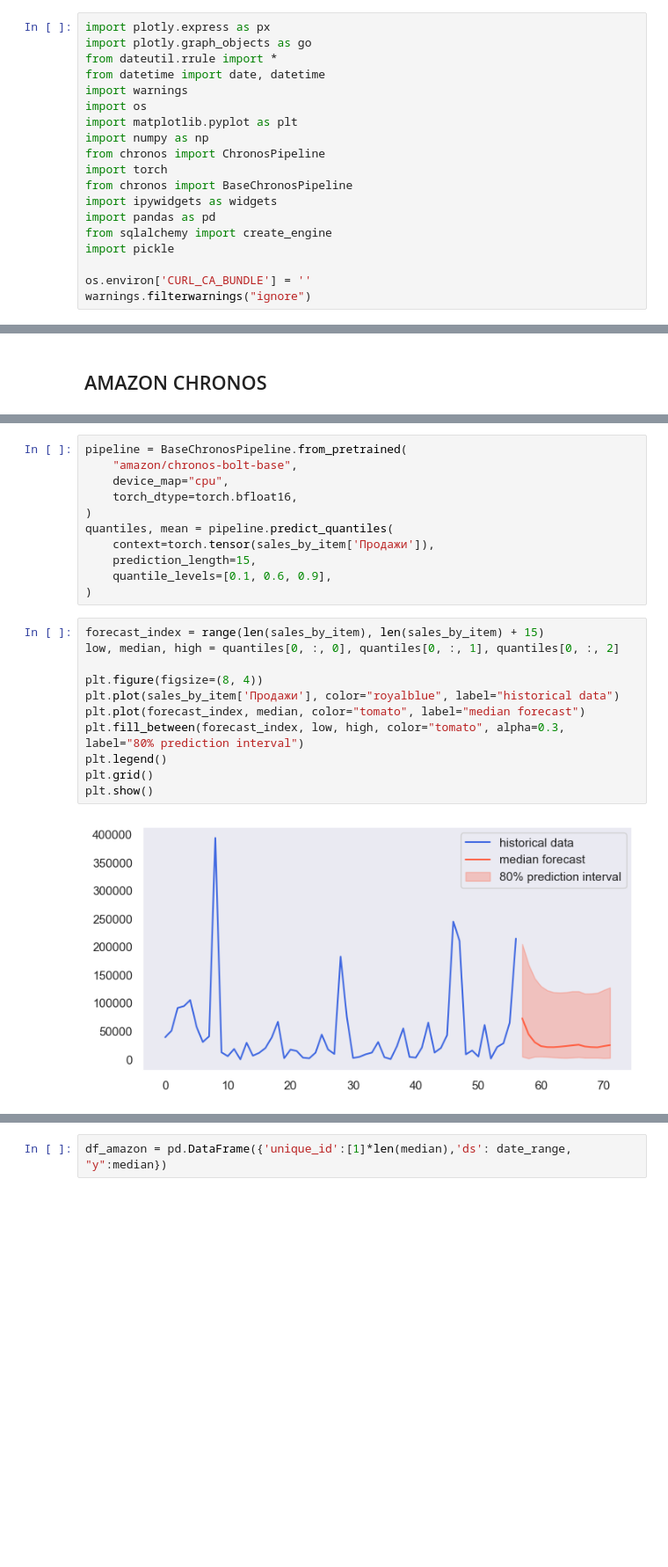
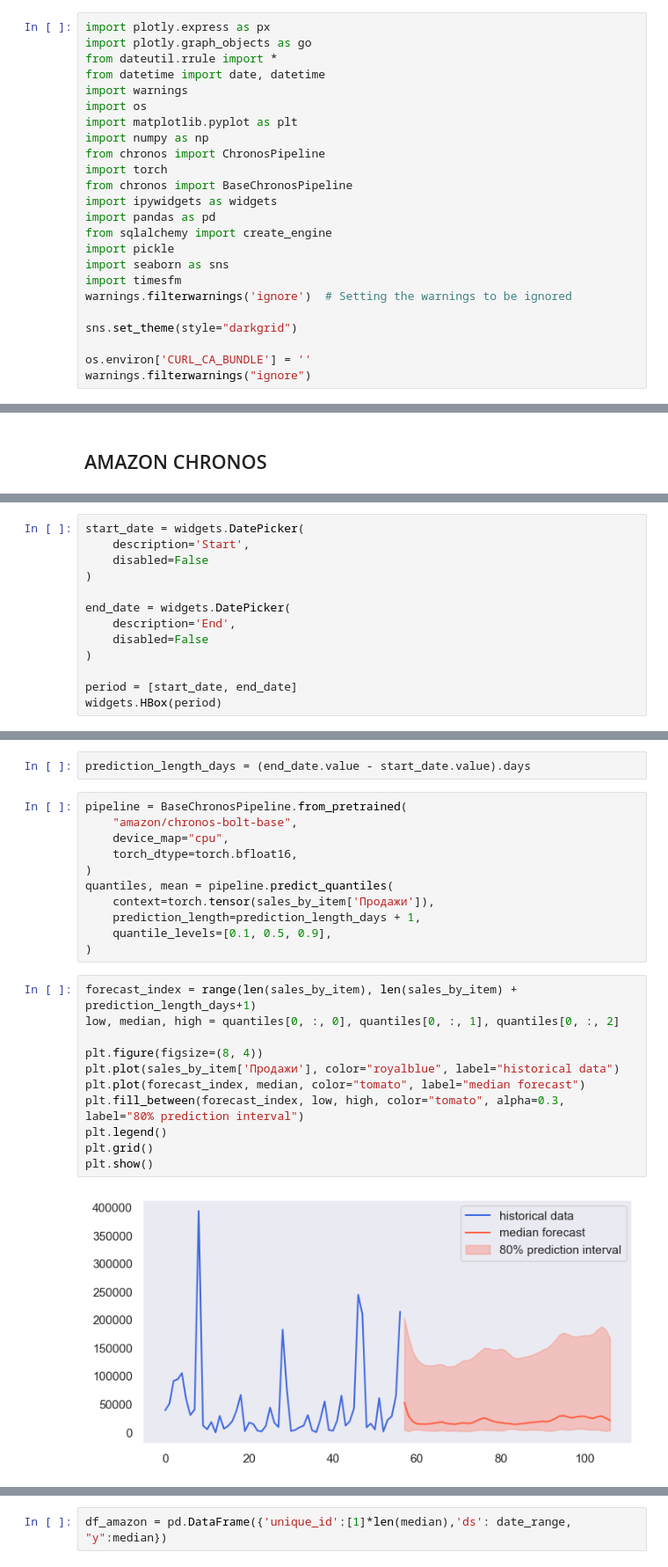
Before and after one commit to andreykoz82/StockAnalysis, a Jupyter notebook: main.ipynb, the cells around one changed output, grey strips where cells are left out. Shown: that part at 88% size. Drawn from its saved outputs; the diff is of its cells as text; blank space fills up the shorter version.

```diff
--- a/main.ipynb
+++ b/main.ipynb
@@ -20,6 +20,11 @@ import ipywidgets as widgets
 import pandas as pd
 from sqlalchemy import create_engine
 import pickle
+import seaborn as sns
+import timesfm
+warnings.filterwarnings('ignore')  # Setting the warnings to be ignored
+
+sns.set_theme(style="darkgrid")
 
 os.environ['CURL_CA_BUNDLE'] = ''
 warnings.filterwarnings("ignore")
@@ -117,0 +105,13 @@ plt.plot(sales_by_item['Дата'], sales_by_item['Продажи'])
+# %%
+start_date = widgets.DatePicker(
+    description='Start',
+    disabled=False
+)
+
+end_date = widgets.DatePicker(
+    description='End',
+    disabled=False
+)
+
+period = [start_date, end_date]
+widgets.HBox(period)
@@ -122,3 +124,5 @@ date_range = list(map(
+# %%
+prediction_length_days = (end_date.value - start_date.value).days
 # %%
 pipeline = BaseChronosPipeline.from_pretrained(
     "amazon/chronos-bolt-base",
@@ -127,19 +131,19 @@ pipeline = BaseChronosPipeline.from_pretrained(
 )
 quantiles, mean = pipeline.predict_quantiles(
     context=torch.tensor(sales_by_item['Продажи']),
-    prediction_length=15,
-    quantile_levels=[0.1, 0.6, 0.9],
+    prediction_length=prediction_length_days + 1,
+    quantile_levels=[0.1, 0.5, 0.9],
 )
 # %%
-forecast_index = range(len(sales_by_item), len(sales_by_item) + 15)
+forecast_index = range(len(sales_by_item), len(sales_by_item) + prediction_length_days+1)
 low, median, high = quantiles[0, :, 0], quantiles[0, :, 1], quantiles[0, :, 2]
 
 plt.figure(figsize=(8, 4))
 plt.plot(sales_by_item['Продажи'], color="royalblue", label="historical data")
 plt.plot(forecast_index, median, color="tomato", label="median forecast")
 plt.fill_between(forecast_index, low, high, color="tomato", alpha=0.3, label="80% prediction interval")
 plt.legend()
 plt.grid()
 plt.show()
 # %% [output]
-[figure, old version]
+[figure, new version]
```
Also changed, not shown: parts of 26 cells of this notebook, 1 other file.
